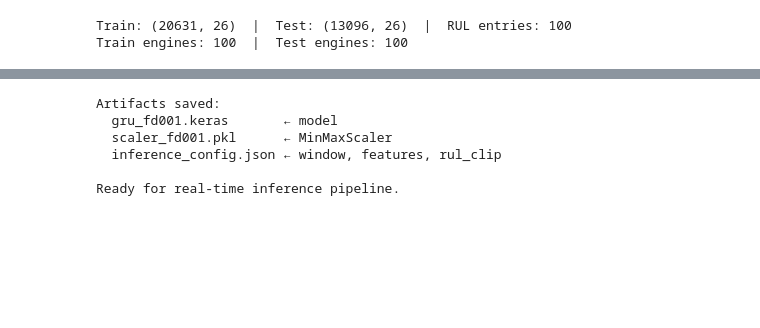
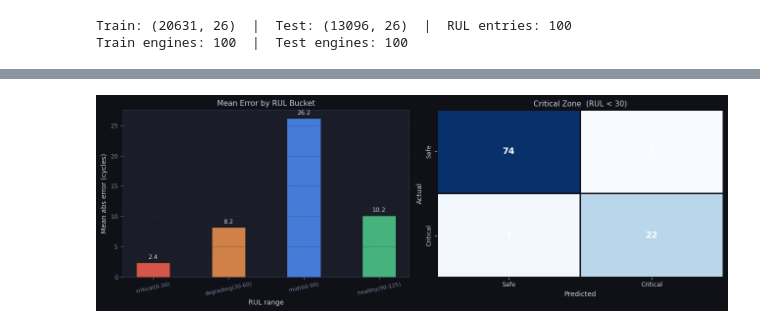
Before and after one commit to nasim-raj-laskar/Real-Time-Aircraft-Engine-Predictive-Maintenance-System, a Jupyter notebook: test-rul.ipynb, the cells around one changed output, grey strips where cells are left out. Cells and saved outputs as stored; diff of their text form; code cells hidden in the pictures; blank space fills up the shorter version.

```diff
--- a/test-rul.ipynb
+++ b/test-rul.ipynb
@@ -536,32 +371,53 @@ print(f"""
+# %%
+# ── Plot 3: Bucket error  +  Confusion matrix ─────────────────────────────────
+fig, (ax3, ax4) = plt.subplots(1, 2, figsize=(13, 4.5), facecolor=DARK)
+style(ax3, grid_axis='y')
+ax4.set_facecolor(SURF)
+
+bucket_colors = [ACCENT2, '#f0944d', ACCENT, ACCENT3]
+bars = ax3.bar(bucket_stats.index.astype(str), bucket_stats['mean'],
+               color=bucket_colors, alpha=0.85, edgecolor=DARK, width=0.45)
+for bar, val in zip(bars, bucket_stats['mean']):
+    ax3.text(bar.get_x() + bar.get_width()/2, bar.get_height() + 0.3,
+             f'{val:.1f}', ha='center', va='bottom', fontsize=9, color=TXT)
+ax3.set_title('Mean Error by RUL Bucket', fontsize=11)
+ax3.set_xlabel('RUL range')
+ax3.set_ylabel('Mean abs error (cycles)')
+ax3.tick_params(axis='x', rotation=12, labelsize=8)
+
+cm = confusion_matrix(results['critical_true'], results['critical_pred'])
+sns.heatmap(cm, annot=True, fmt='d', cmap='Blues', ax=ax4,
+            xticklabels=['Safe','Critical'],
+            yticklabels=['Safe','Critical'],
+            linewidths=1, linecolor=DARK,
+            annot_kws={'size': 13, 'weight': 'bold', 'color': 'white'},
+            cbar=False)
+ax4.set_title('Critical Zone  (RUL < 30)', fontsize=11, color=TXT)
+ax4.set_xlabel('Predicted', color=TXT)
+ax4.set_ylabel('Actual', color=TXT)
+ax4.tick_params(colors=TXT, labelsize=9)
+for sp in ax4.spines.values():
+    sp.set_edgecolor(GRID)
+
+plt.tight_layout()
+plt.show()
+# %% [output]
+[figure, added]
 # %%
-import pickle, json
-
+# 9. SAVE ARTIFACTS
 model.save('gru_fd001.keras')
 
 with open('scaler_fd001.pkl', 'wb') as f:
     pickle.dump(scaler, f)
 
 config = {
-    'window':      WINDOW,
-    'rul_clip':    RUL_CLIP,
-    'features':    KEEP_SENSORS,
-    'n_features':  len(KEEP_SENSORS),
-    'dataset':     'FD001',
-    'model_file':  'gru_fd001.keras',
-    'scaler_file': 'scaler_fd001.pkl'
+    'window':     WINDOW,
+    'rul_clip':   RUL_CLIP,
+    'features':   KEEP_SENSORS,
+    'n_features': len(KEEP_SENSORS),
+    'dataset':    'FD001',
 }
 with open('inference_config.json', 'w') as f:
     json.dump(config, f, indent=2)
 
-print("\nArtifacts saved:")
-print("  gru_fd001.keras       ← model")
-print("  scaler_fd001.pkl      ← MinMaxScaler")
-print("  inference_config.json ← window, features, rul_clip")
-print("\nReady for real-time inference pipeline.")
+print("Saved: gru_fd001.keras | scaler_fd001.pkl | inference_config.json")
-# %% [output]
-Artifacts saved:
-  gru_fd001.keras       ← model
-  scaler_fd001.pkl      ← MinMaxScaler
-  inference_config.json ← window, features, rul_clip
-
-Ready for real-time inference pipeline.
```
Also changed, not shown: parts of 24 cells of this notebook.
